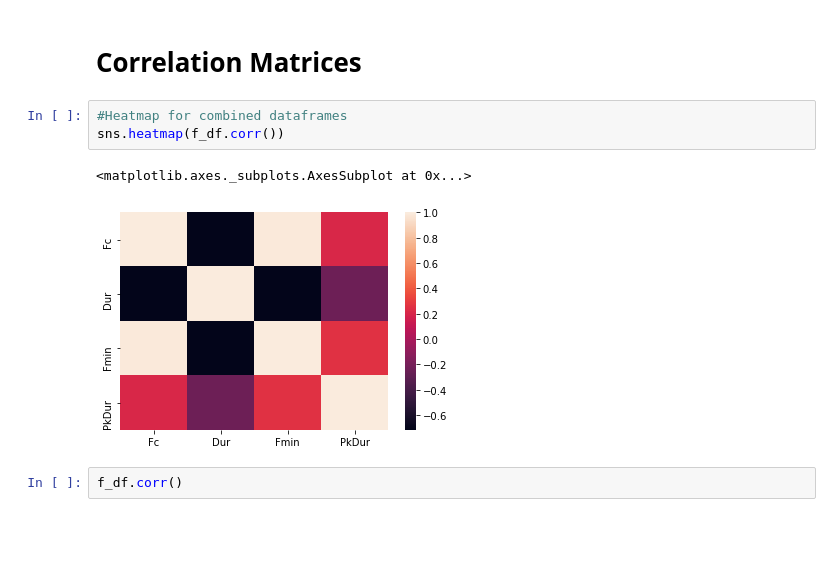
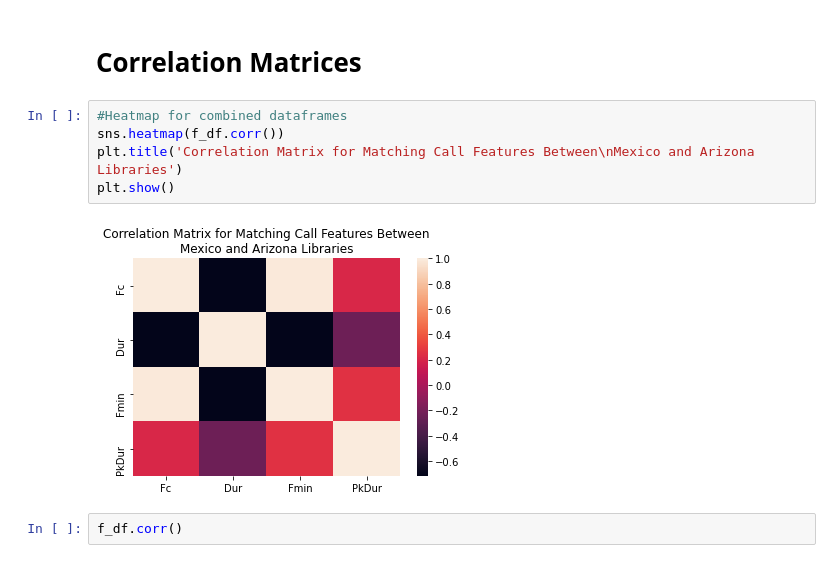
Before and after one commit to haberkornm/Springboard, a Jupyter notebook: Bat_Echolocation_Capstone/Bat_echolocation_EDA.ipynb, the cells around one changed output. Drawn from its saved outputs; the diff is of its cells as text; blank space fills up the shorter version.

```diff
--- a/Bat_Echolocation_Capstone/Bat_echolocation_EDA.ipynb
+++ b/Bat_Echolocation_Capstone/Bat_echolocation_EDA.ipynb
@@ -1216,9 +1220,10 @@ Name: Spp, dtype: int64
 # %%
 #Heatmap for combined dataframes
 sns.heatmap(f_df.corr())
+plt.title('Correlation Matrix for Matching Call Features Between\nMexico and Arizona Libraries')
+plt.show()
 # %% [output]
-<matplotlib.axes._subplots.AxesSubplot at 0x...>
-[figure, old version]
+[figure, new version]
 # %%
 f_df.corr()
 # %% [output]
```
Also changed, not shown: parts of 15 cells of this notebook.
